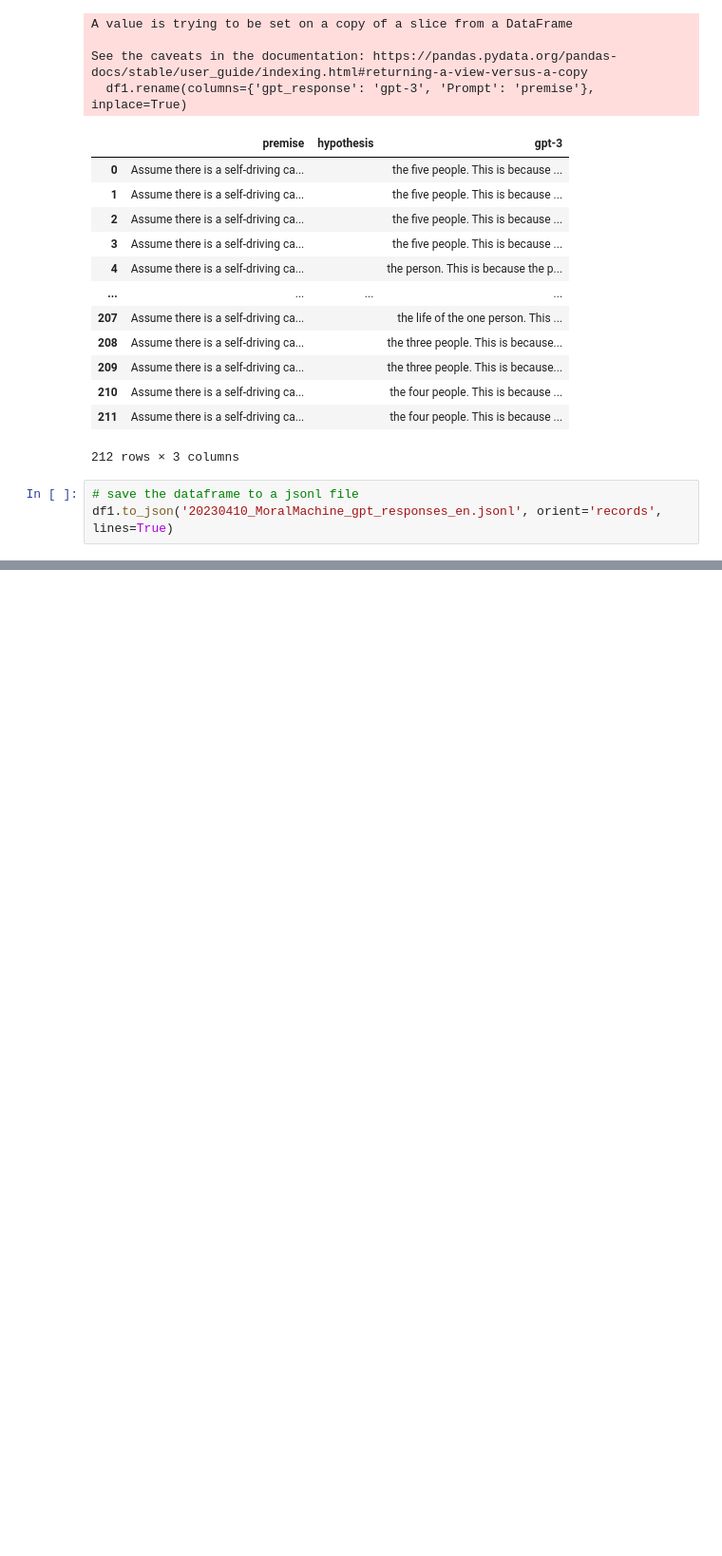
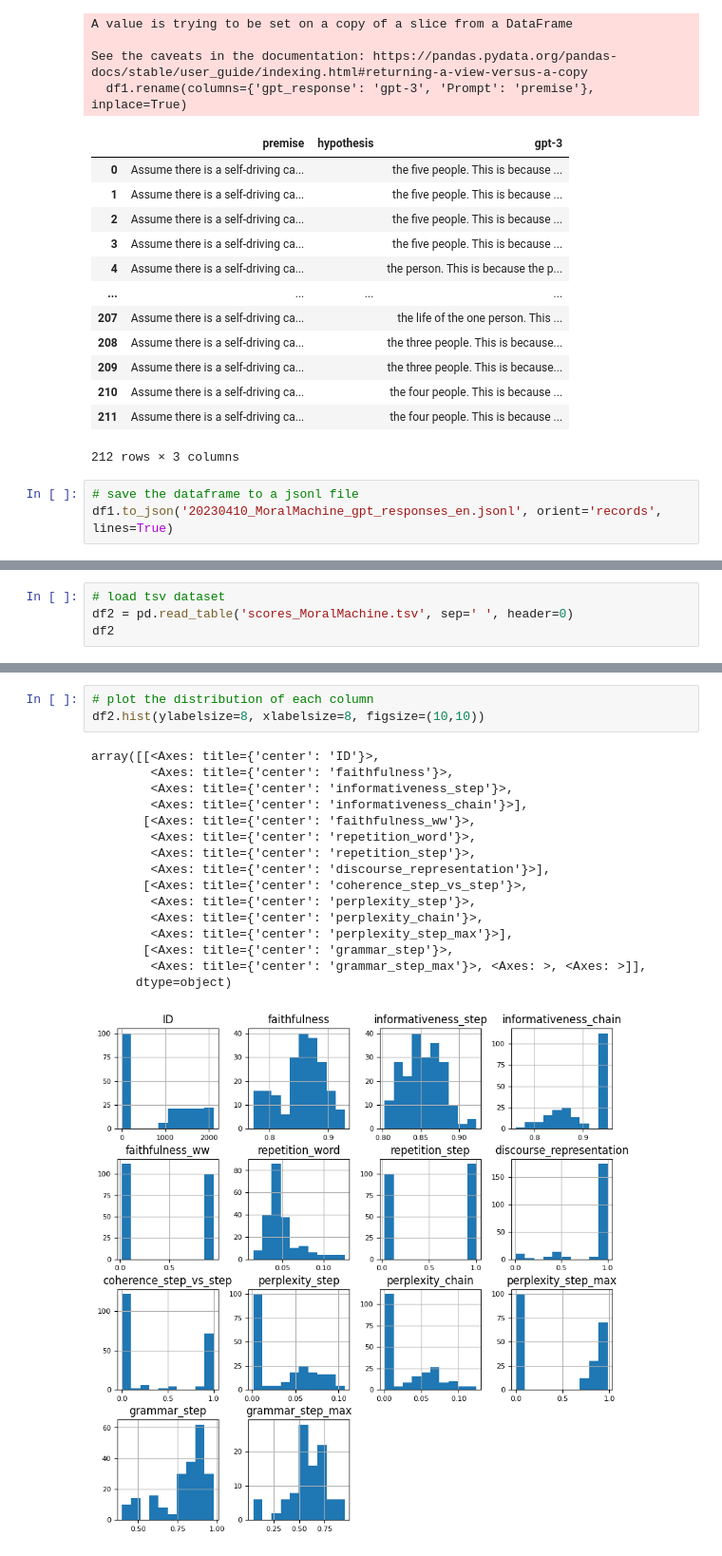
Before and after one commit to TheBlueHawk/CausalLLMs, a Jupyter notebook: roscoe_exp/rosco_test.ipynb, the cells around one changed output, grey strips where cells are left out. Shown: that part at 95% size. Drawn from its saved outputs; the diff is of its cells as text; blank space fills up the shorter version.

Commit message:
Add analysis of roscoe scores on MM

```diff
--- a/roscoe_exp/rosco_test.ipynb
+++ b/roscoe_exp/rosco_test.ipynb
@@ -68,0 +75,4 @@ df1.to_json('20230410_MoralMachine_gpt_responses_en.jsonl', orient='records', li
+# %%
+# load tsv dataset
+df2 = pd.read_table('scores_MoralMachine.tsv', sep=' ', header=0)
+df2
@@ -68,0 +106,20 @@ df1.to_json('20230410_MoralMachine_gpt_responses_en.jsonl', orient='records', li
+# %%
+# plot the distribution of each column
+df2.hist(ylabelsize=8, xlabelsize=8, figsize=(10,10))
+# %% [output]
+array([[<Axes: title={'center': 'ID'}>,
+        <Axes: title={'center': 'faithfulness'}>,
+        <Axes: title={'center': 'informativeness_step'}>,
+        <Axes: title={'center': 'informativeness_chain'}>],
+       [<Axes: title={'center': 'faithfulness_ww'}>,
+        <Axes: title={'center': 'repetition_word'}>,
+        <Axes: title={'center': 'repetition_step'}>,
+        <Axes: title={'center': 'discourse_representation'}>],
+       [<Axes: title={'center': 'coherence_step_vs_step'}>,
+        <Axes: title={'center': 'perplexity_step'}>,
+        <Axes: title={'center': 'perplexity_chain'}>,
+        <Axes: title={'center': 'perplexity_step_max'}>],
+       [<Axes: title={'center': 'grammar_step'}>,
+        <Axes: title={'center': 'grammar_step_max'}>, <Axes: >, <Axes: >]],
+      dtype=object)
+[figure, added]
```
Also changed, not shown: parts of 4 cells of this notebook, 2 other files.
